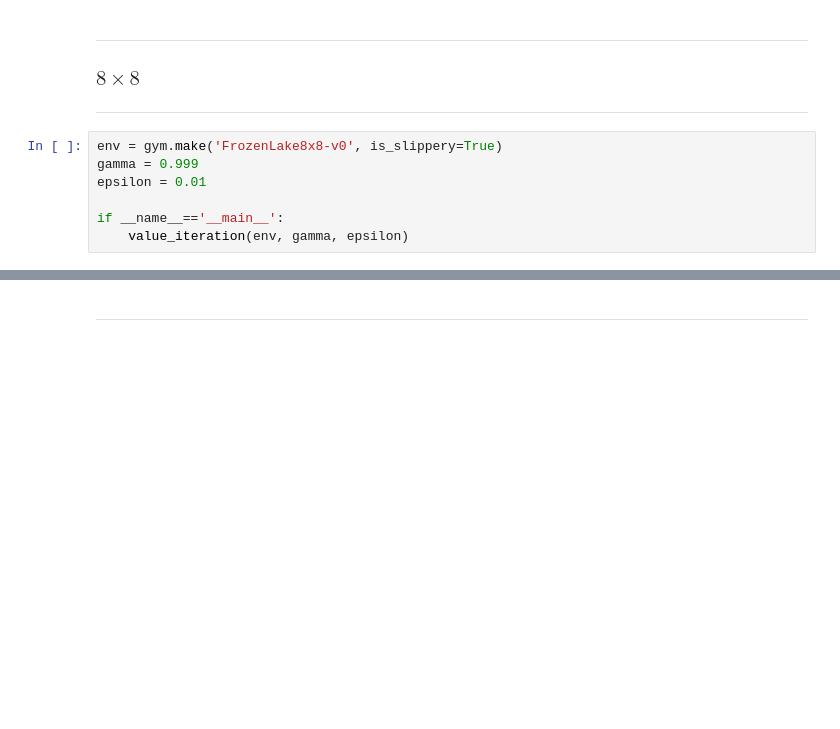
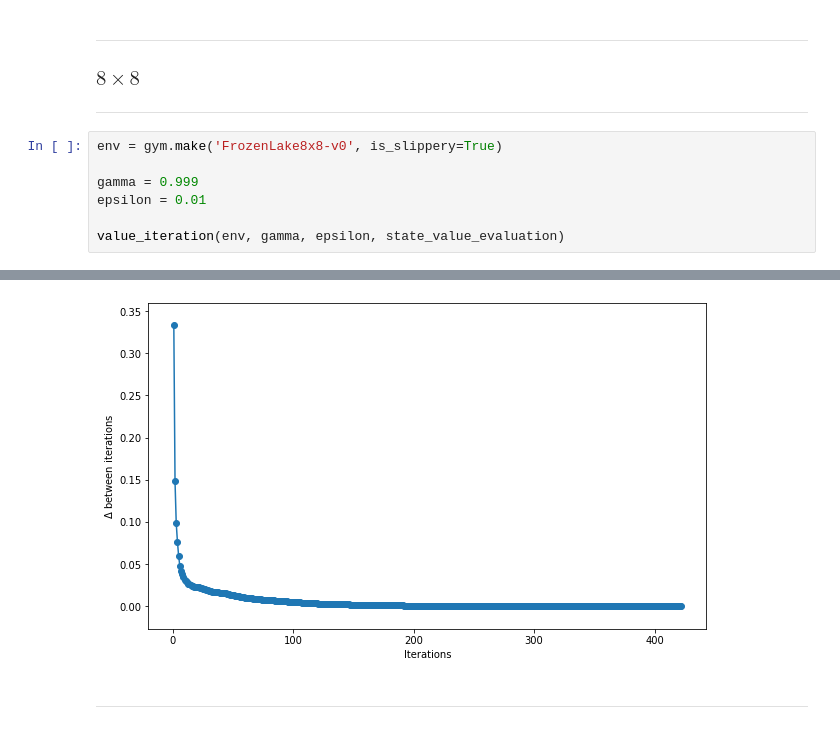
Before and after one commit to jeffreylim/RL_FrozenLake, a Jupyter notebook: FrozenLake_ValueIteration.ipynb, the cells around one changed output, grey strips where cells are left out. Cells and saved outputs as stored; diff of their text form; blank space fills up the shorter version.

```diff
--- a/FrozenLake_ValueIteration.ipynb
+++ b/FrozenLake_ValueIteration.ipynb
@@ -260,11 +241,11 @@ State Values:
 ---
 # %%
 env = gym.make('FrozenLake8x8-v0', is_slippery=True)
+
 gamma = 0.999
 epsilon = 0.01
 
-if __name__=='__main__':
-    value_iteration(env, gamma, epsilon)
+value_iteration(env, gamma, epsilon, state_value_evaluation)
 # %% [output]
 Start:
 
@@ -282,6 +263,7 @@ Number of Iterations:  422
 0.8534  0.7107  0.4695  0.0     0.4945  0.5683  0.7992  0.9502
 0.8457  0.0     0.0     0.1527  0.353   0.413   0.0     0.9642
 0.8406  0.0     0.1641  0.1055  0.0     0.3188  0.0     0.9811
 0.8381  0.6118  0.3874  0.0     0.2718  0.5443  0.7715  Goal
+[figure, added]
 # %% [markdown]
 ---
```
Also changed, not shown: parts of 11 cells of this notebook, 2 other files.
